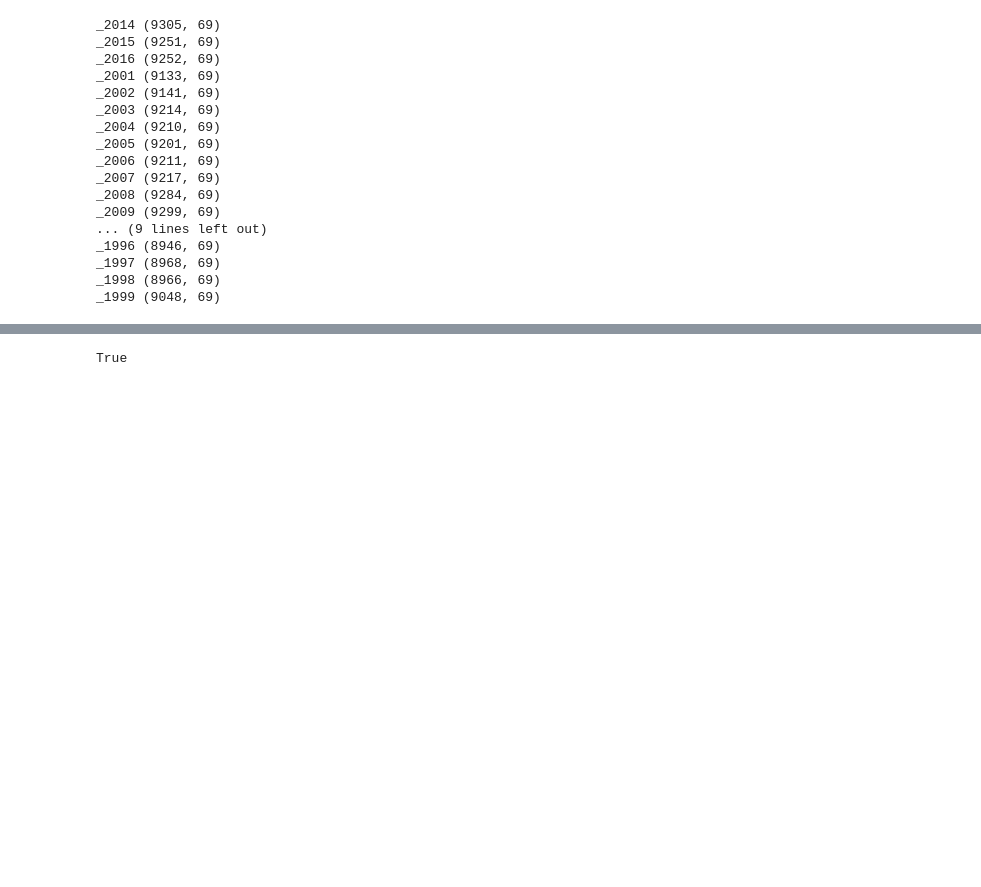
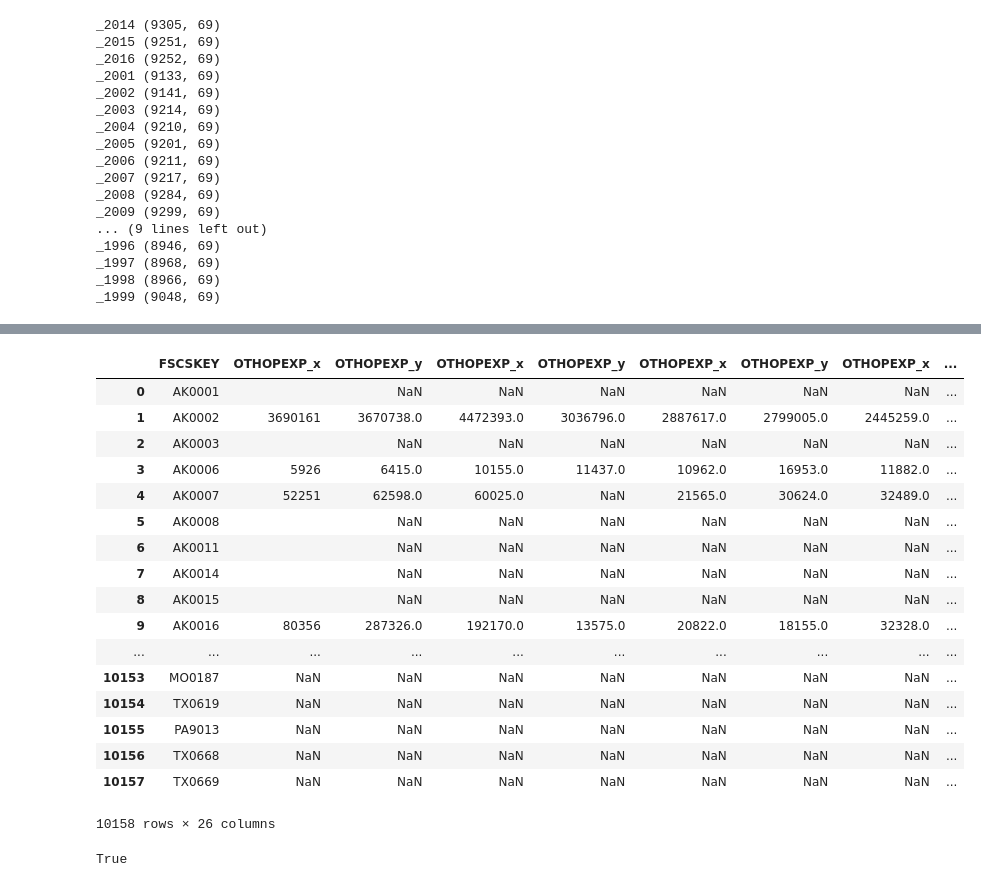
Before and after one commit to olgabane/Insight2019_LibraryProject, a Jupyter notebook: Library_Week2_Notebook3_ML#1.ipynb, the cells around one changed output, grey strips where cells are left out. Saved outputs shown, nothing was run; the diff lists cells and outputs as text; code cells hidden in the pictures; blank space fills up the shorter version.

```diff
--- a/Library_Week2_Notebook3_ML#1.ipynb
+++ b/Library_Week2_Notebook3_ML#1.ipynb
@@ -639,3 +659,38 @@ df1
+# %%
+list_of_dataframes = list()
+newdict = dict()
+
+for i in range(len(Unique_col_names_list)):
+    tempdf = pd.DataFrame()
+    for k, v in Dict_all_dfs_69cols.items():
+        newdict[k] = v[['FSCSKEY', Unique_col_names_list[i]]]
+    for k, v in newdict.items():
+        if k == '_2014':
+            tempdf = v
+        else:
+            tempdf = pd.merge(tempdf, v, how = 'outer', on = 'FSCSKEY')
+    list_of_dataframes.append(tempdf)
+# %%
+list_of_dataframes[67]
+# %% [output]
+|  | FSCSKEY | OTHOPEXP_x | OTHOPEXP_y | OTHOPEXP_x | OTHOPEXP_y | OTHOPEXP_x | OTHOPEXP_y | OTHOPEXP_x | ... |
+| 0 | AK0001 |  | NaN | NaN | NaN | NaN | NaN | NaN | ... |
+| 1 | AK0002 | 3690161 | 3670738.0 | 4472393.0 | 3036796.0 | 2887617.0 | 2799005.0 | 2445259.0 | ... |
+| 2 | AK0003 |  | NaN | NaN | NaN | NaN | NaN | NaN | ... |
+| 3 | AK0006 | 5926 | 6415.0 | 10155.0 | 11437.0 | 10962.0 | 16953.0 | 11882.0 | ... |
+| 4 | AK0007 | 52251 | 62598.0 | 60025.0 | NaN | 21565.0 | 30624.0 | 32489.0 | ... |
+| 5 | AK0008 |  | NaN | NaN | NaN | NaN | NaN | NaN | ... |
+| 6 | AK0011 |  | NaN | NaN | NaN | NaN | NaN | NaN | ... |
+| 7 | AK0014 |  | NaN | NaN | NaN | NaN | NaN | NaN | ... |
+| 8 | AK0015 |  | NaN | NaN | NaN | NaN | NaN | NaN | ... |
+| 9 | AK0016 | 80356 | 287326.0 | 192170.0 | 13575.0 | 20822.0 | 18155.0 | 32328.0 | ... |
+| ... | ... | ... | ... | ... | ... | ... | ... | ... | ... |
+| 10153 | MO0187 | NaN | NaN | NaN | NaN | NaN | NaN | NaN | ... |
+| 10154 | TX0619 | NaN | NaN | NaN | NaN | NaN | NaN | NaN | ... |
+| 10155 | PA9013 | NaN | NaN | NaN | NaN | NaN | NaN | NaN | ... |
+| 10156 | TX0668 | NaN | NaN | NaN | NaN | NaN | NaN | NaN | ... |
+| 10157 | TX0669 | NaN | NaN | NaN | NaN | NaN | NaN | NaN | ... |
+10158 rows × 26 columns
 # %%
 #Quantify change in usage (Last 5 year - Previous 5 year/Previous 5 year)
 LibraryData_UsageOnly_YearsMerged_DropTooFewDataPts['UsageChange'] =  ((LibraryData_UsageOnly_YearsMerged_DropTooFewDataPts['Usage_Sum_2012_to_2016_NORM'])-(LibraryData_UsageOnly_YearsMerged_DropTooFewDataPts['Usage_Sum_2007_to_2011_NORM']))/(LibraryData_UsageOnly_YearsMerged_DropTooFewDataPts['Usage_Sum_2007_to_2011_NORM'])
```
Also changed, not shown: parts of 5 cells of this notebook.
